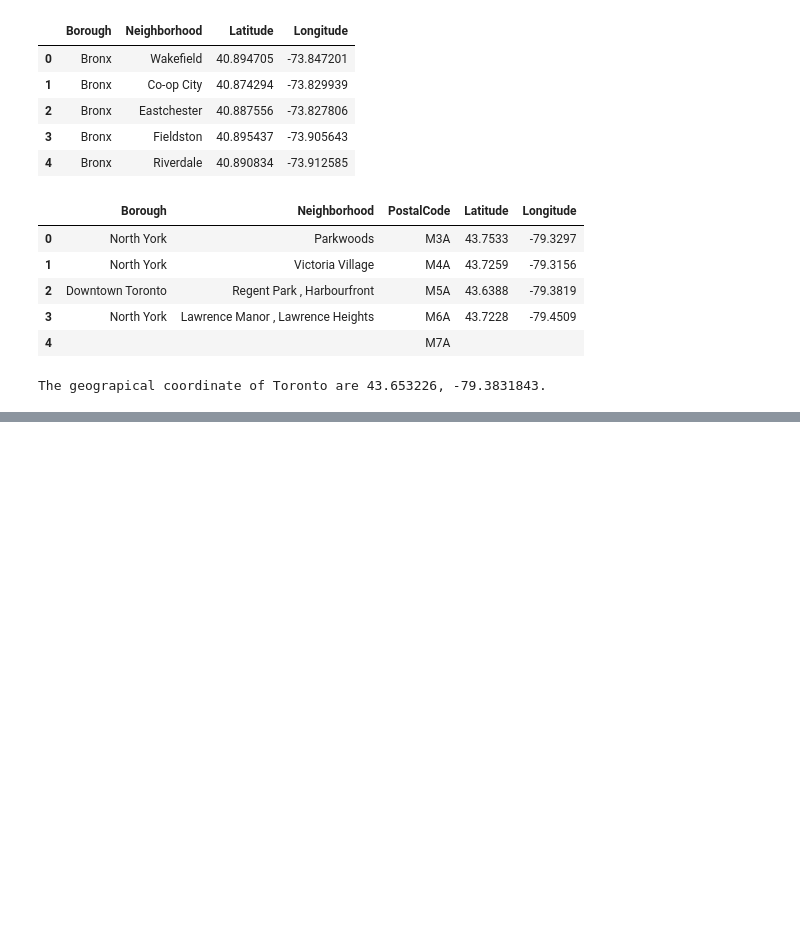
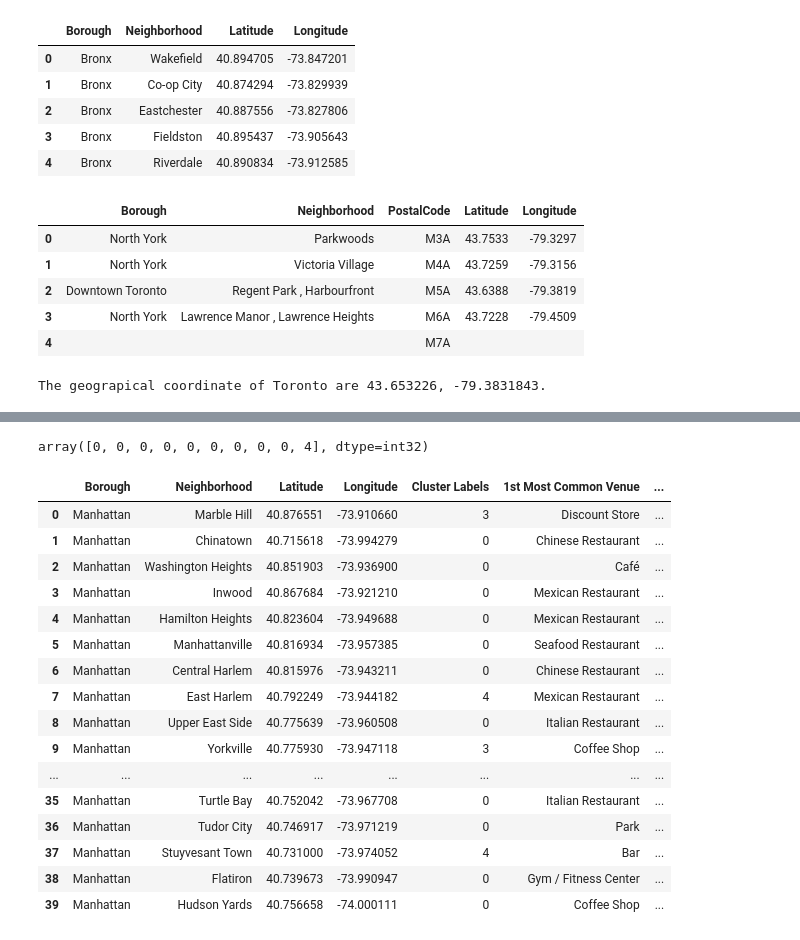
Before and after one commit to hksinha11/Coursera-capstone-project, a Jupyter notebook: Battle of the Neighborhoods.ipynb, the cells around one changed output, grey strips where cells are left out. Cells and saved outputs as stored; diff of their text form; code cells hidden in the pictures; blank space fills up the shorter version.

```diff
--- a/Battle of the Neighborhoods.ipynb
+++ b/Battle of the Neighborhoods.ipynb
@@ -198,0 +357,21 @@ The geograpical coordinate of Manhattan are 40.7900869, -73.9598295.
+# %%
+num_top_venues = 10
+
+indicators = ['st', 'nd', 'rd']
+
+# create columns according to number of top venues
+columns = ['Neighborhood']
+for ind in np.arange(num_top_venues):
+    try:
+        columns.append('{}{} Most Common Venue'.format(ind+1, indicators[ind]))
+    except:
+        columns.append('{}th Most Common Venue'.format(ind+1))
+
+# create a new dataframe
+neighborhoods_venues_sorted_manhattan = pd.DataFrame(columns=columns)
+neighborhoods_venues_sorted_manhattan['Neighborhood'] = manhattan_grouped['Neighborhood']
+
+for ind in np.arange(manhattan_grouped.shape[0]):
+    neighborhoods_venues_sorted_manhattan.iloc[ind, 1:] = return_most_common_venues(manhattan_grouped.iloc[ind, :], num_top_venues)
+
+neighborhoods_venues_sorted_manhattan.head()
@@ -198,0 +415,11 @@ The geograpical coordinate of Manhattan are 40.7900869, -73.9598295.
+# %%
+# set number of clusters
+kclusters = 5
+
+manhattan_grouped_clustering = manhattan_grouped.drop('Neighborhood', 1)
+
+# run k-means clustering
+kmeans_manhattan = KMeans(n_clusters=kclusters, random_state=0).fit(manhattan_grouped_clustering)
+
+# check cluster labels generated for each row in the dataframe
+kmeans_manhattan.labels_[0:10]
@@ -198,0 +428,47 @@ The geograpical coordinate of Manhattan are 40.7900869, -73.9598295.
+# %%
+# set number of clusters
+kclusters = 5
+
+toronto_grouped_clustering = toronto_grouped.drop('Neighborhood', 1)
+#print(toronto_grouped_clustering)
+# run k-means clustering
+kmeans_toronto = KMeans(n_clusters=kclusters, random_state=0).fit(toronto_grouped_clustering)
+
+# check cluster labels generated for each row in the dataframe
+#len(kmeans.labels_)
+neighborhoods_venues_sorted.shape
+#print(kmeans.labels_)
+toronto_grouped_clustering
+
+kmeans_toronto.labels_[0:10]
+# %% [output]
+array([0, 0, 0, 0, 0, 0, 0, 0, 0, 4], dtype=int32)
+# %%
+manhattan_merged = manhattan_data
+
+# add clustering labels
+manhattan_merged['Cluster Labels'] = kmeans_manhattan.labels_
+
+# merge toronto_grouped with toronto_data to add latitude/longitude for each neighborhood
+manhattan_merged = manhattan_merged.join(neighborhoods_venues_sorted_manhattan.set_index('Neighborhood'), on='Neighborhood')
+
+manhattan_merged # check the last columns!
+#neighborhoods_venues_sorted_manhattan
+# %% [output]
+|  | Borough | Neighborhood | Latitude | Longitude | Cluster Labels | 1st Most Common Venue | ... |
+| 0 | Manhattan | Marble Hill | 40.876551 | -73.910660 | 3 | Discount Store | ... |
+| 1 | Manhattan | Chinatown | 40.715618 | -73.994279 | 0 | Chinese Restaurant | ... |
+| 2 | Manhattan | Washington Heights | 40.851903 | -73.936900 | 0 | Café | ... |
+| 3 | Manhattan | Inwood | 40.867684 | -73.921210 | 0 | Mexican Restaurant | ... |
+| 4 | Manhattan | Hamilton Heights | 40.823604 | -73.949688 | 0 | Mexican Restaurant | ... |
+| 5 | Manhattan | Manhattanville | 40.816934 | -73.957385 | 0 | Seafood Restaurant | ... |
+| 6 | Manhattan | Central Harlem | 40.815976 | -73.943211 | 0 | Chinese Restaurant | ... |
+| 7 | Manhattan | East Harlem | 40.792249 | -73.944182 | 4 | Mexican Restaurant | ... |
+| 8 | Manhattan | Upper East Side | 40.775639 | -73.960508 | 0 | Italian Restaurant | ... |
+| 9 | Manhattan | Yorkville | 40.775930 | -73.947118 | 3 | Coffee Shop | ... |
+| ... | ... | ... | ... | ... | ... | ... | ... |
+| 35 | Manhattan | Turtle Bay | 40.752042 | -73.967708 | 0 | Italian Restaurant | ... |
+| 36 | Manhattan | Tudor City | 40.746917 | -73.971219 | 0 | Park | ... |
+| 37 | Manhattan | Stuyvesant Town | 40.731000 | -73.974052 | 4 | Bar | ... |
+| 38 | Manhattan | Flatiron | 40.739673 | -73.990947 | 0 | Gym / Fitness Center | ... |
+| 39 | Manhattan | Hudson Yards | 40.756658 | -74.000111 | 0 | Coffee Shop | ... |
```
Also changed, not shown: parts of 17 cells of this notebook.
